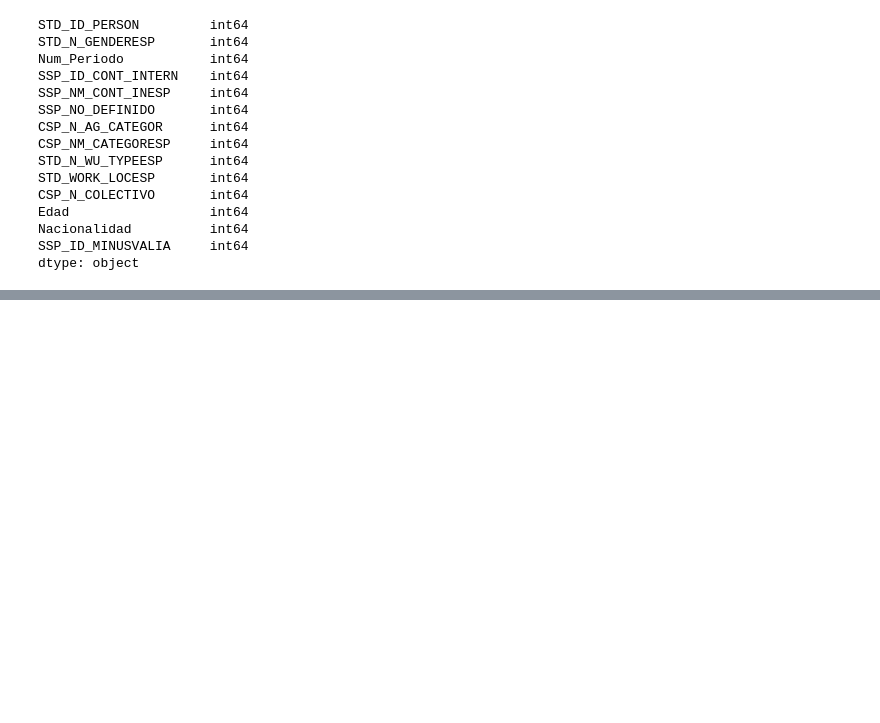
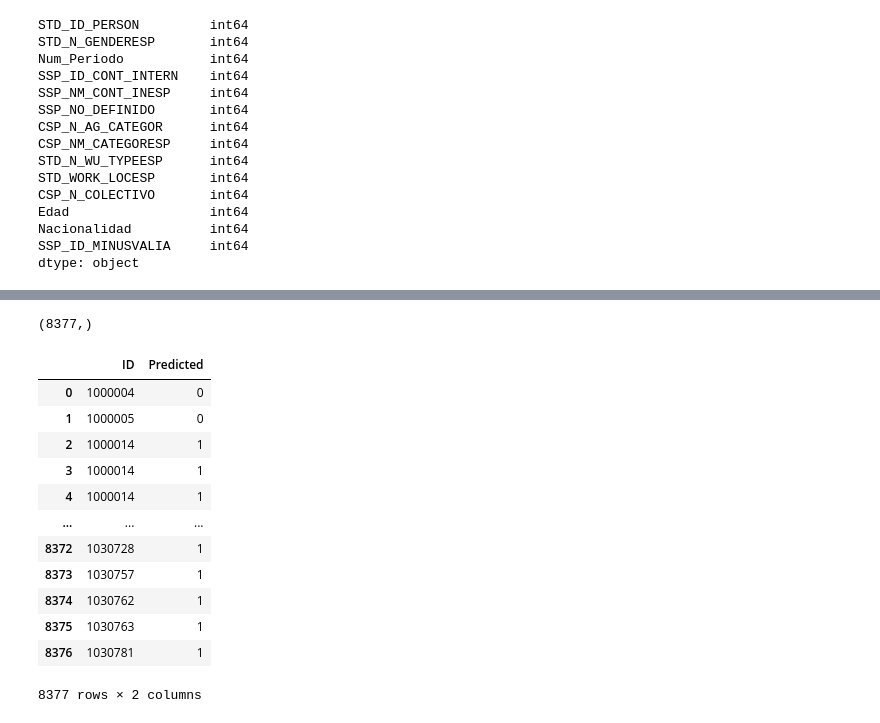
Before and after one commit to aloa04/tfm, a Jupyter notebook: notebooks/Definitivo.ipynb, the cells around one changed output, grey strips where cells are left out. Cells and saved outputs as stored; diff of their text form; code cells hidden in the pictures; blank space fills up the shorter version.

```diff
--- a/notebooks/Definitivo.ipynb
+++ b/notebooks/Definitivo.ipynb
@@ -318,3 +286,2 @@ ds
 # %%
-X = ds.iloc[:,:].values
-print(X)
+X1 = ds.iloc[:,:].values
@@ -329,2 +288,2 @@ print(X)
 # %%
-X = StandardScaler().fit_transform(X)
+X = StandardScaler().fit_transform(X1)
@@ -349,0 +316,21 @@ pred
+# %%
+X1[:,0].shape
+# %% [output]
+(8377,)
+# %%
+df=pd.DataFrame({'ID':X1[:,0], 'Predicted':y_pred})
+df
+# %% [output]
+|  | ID | Predicted |
+| 0 | 1000004 | 0 |
+| 1 | 1000005 | 0 |
+| 2 | 1000014 | 1 |
+| 3 | 1000014 | 1 |
+| 4 | 1000014 | 1 |
+| ... | ... | ... |
+| 8372 | 1030728 | 1 |
+| 8373 | 1030757 | 1 |
+| 8374 | 1030762 | 1 |
+| 8375 | 1030763 | 1 |
+| 8376 | 1030781 | 1 |
+8377 rows × 2 columns
```
Also changed, not shown: parts of 7 cells of this notebook.
